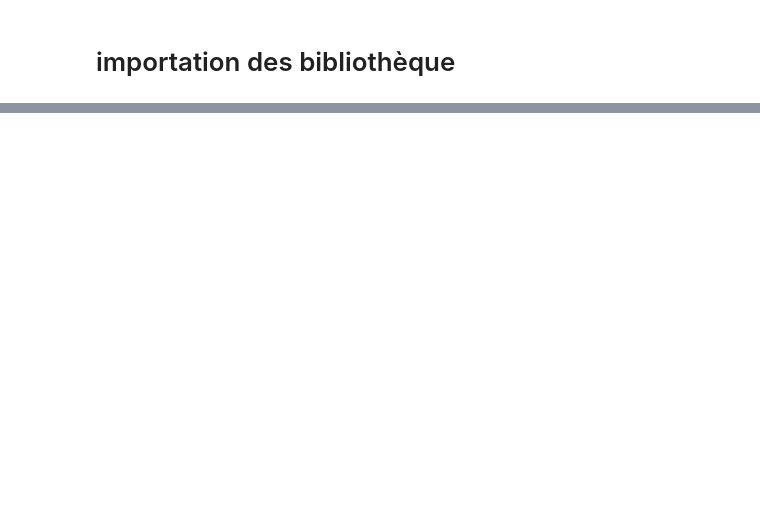
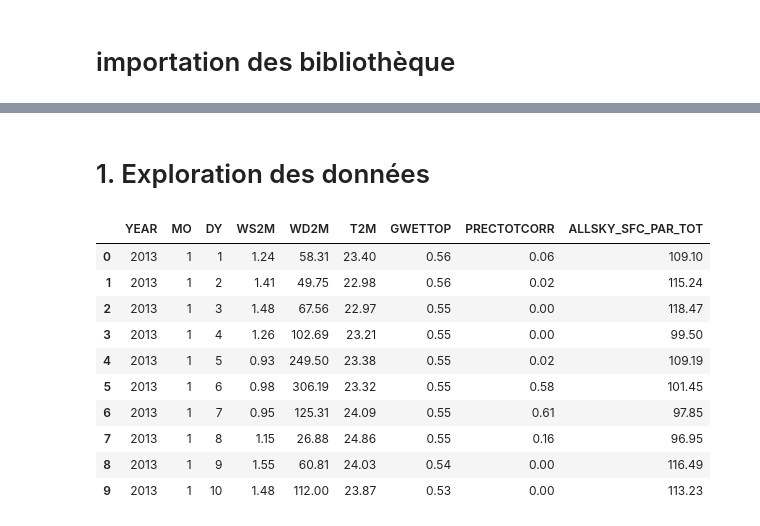
Before and after one commit to nagueuleo/Cameroun-climate-change, a Jupyter notebook: prédiction_climat.ipynb, the cells around one changed output, grey strips where cells are left out. Cells and saved outputs as stored; diff of their text form; code cells hidden in the pictures; blank space fills up the shorter version.

Commit message:
lille climate change

```diff
--- a/prédiction_climat.ipynb
+++ b/prédiction_climat.ipynb
@@ -29,0 +27,17 @@ ModuleNotFoundError: No module named 'keras'
+# %% [markdown]
+# 1. Exploration des données
+# %%
+df = pd.read_csv('climat.csv', sep=',')
+df.head(10)
+# %% [output]
+|  | YEAR | MO | DY | WS2M | WD2M | T2M | GWETTOP | PRECTOTCORR | ALLSKY_SFC_PAR_TOT |
+| 0 | 2013 | 1 | 1 | 1.24 | 58.31 | 23.40 | 0.56 | 0.06 | 109.10 |
+| 1 | 2013 | 1 | 2 | 1.41 | 49.75 | 22.98 | 0.56 | 0.02 | 115.24 |
+| 2 | 2013 | 1 | 3 | 1.48 | 67.56 | 22.97 | 0.55 | 0.00 | 118.47 |
+| 3 | 2013 | 1 | 4 | 1.26 | 102.69 | 23.21 | 0.55 | 0.00 | 99.50 |
+| 4 | 2013 | 1 | 5 | 0.93 | 249.50 | 23.38 | 0.55 | 0.02 | 109.19 |
+| 5 | 2013 | 1 | 6 | 0.98 | 306.19 | 23.32 | 0.55 | 0.58 | 101.45 |
+| 6 | 2013 | 1 | 7 | 0.95 | 125.31 | 24.09 | 0.55 | 0.61 | 97.85 |
+| 7 | 2013 | 1 | 8 | 1.15 | 26.88 | 24.86 | 0.55 | 0.16 | 96.95 |
+| 8 | 2013 | 1 | 9 | 1.55 | 60.81 | 24.03 | 0.54 | 0.00 | 116.49 |
+| 9 | 2013 | 1 | 10 | 1.48 | 112.00 | 23.87 | 0.53 | 0.00 | 113.23 |
```
Also changed, not shown: parts of 23 cells of this notebook, 7 other files.
